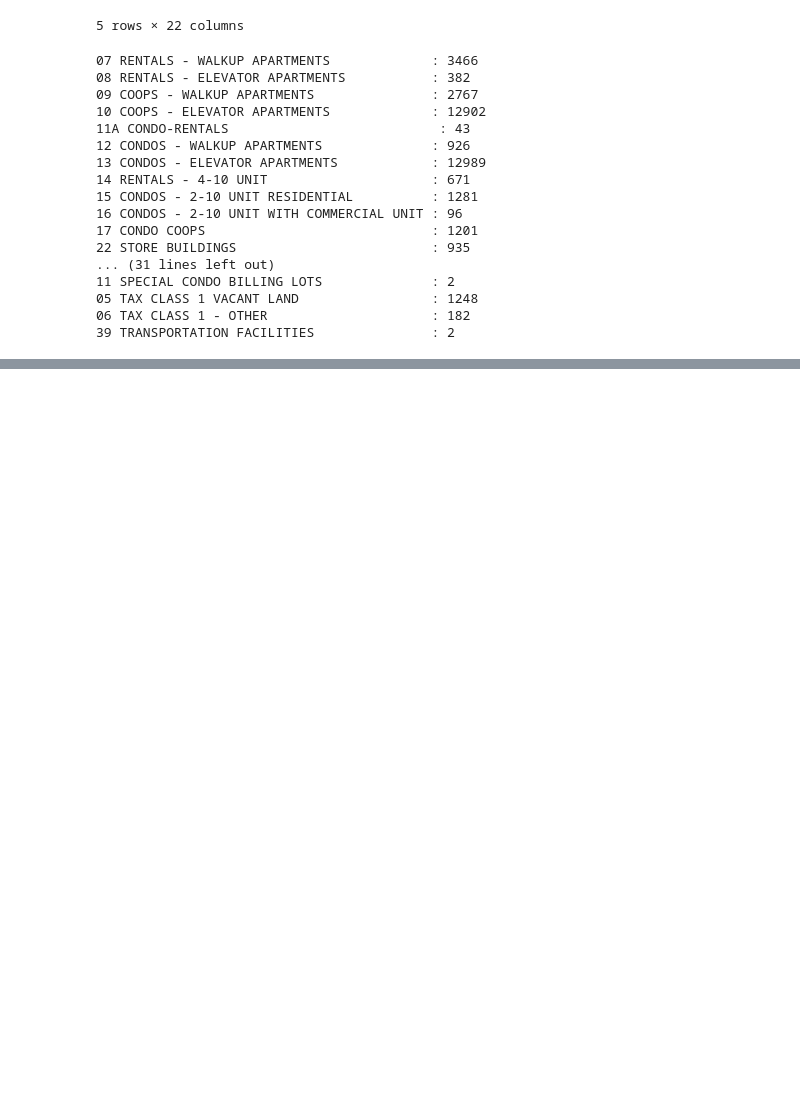
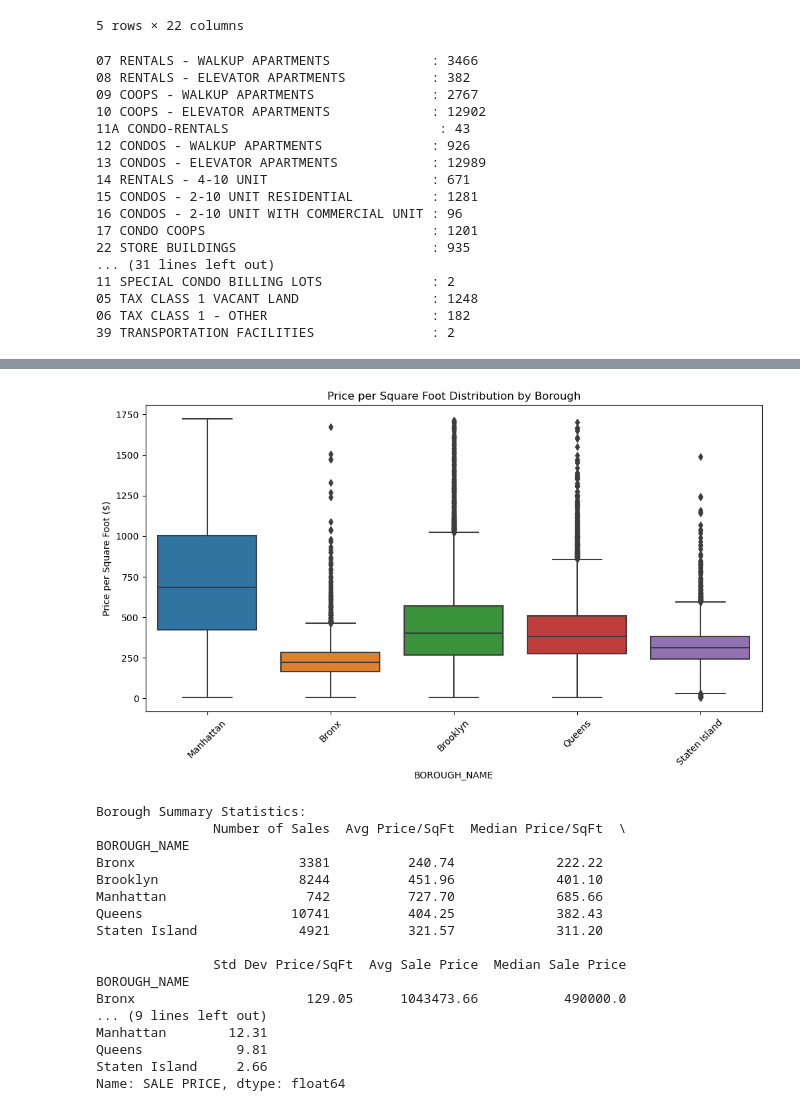
Before and after one commit to geoffgin/Real_Estate_Pricing, a Jupyter notebook: cleaning.ipynb, the cells around one changed output, grey strips where cells are left out. Saved outputs shown, nothing was run; the diff lists cells and outputs as text; code cells hidden in the pictures; blank space fills up the shorter version.

```diff
--- a/cleaning.ipynb
+++ b/cleaning.ipynb
@@ -82,0 +133,63 @@ print(commercial_df)
+# %%
+# Create borough mapping
+borough_mapping = {
+    1: 'Manhattan',
+    2: 'Bronx',
+    3: 'Brooklyn',
+    4: 'Queens',
+    5: 'Staten Island'
+}
+
+# Create a new column with borough names
+df_clean['BOROUGH_NAME'] = df_clean['BOROUGH'].map(borough_mapping)
+
+# Now let's create a more informative visualization
+plt.figure(figsize=(12, 6))
+sns.boxplot(x='BOROUGH_NAME', y='PRICE_PER_SQFT', data=df_clean)
+plt.title('Price per Square Foot Distribution by Borough')
+plt.xticks(rotation=45)
+plt.ylabel('Price per Square Foot ($)')
+plt.show()
+
+# Let's also create a summary table with formatted numbers
+borough_summary = df_clean.groupby('BOROUGH_NAME').agg({
+    'PRICE_PER_SQFT': ['count', 'mean', 'median', 'std'],
+    'SALE PRICE': ['mean', 'median']
+}).round(2)
+
+# Rename columns for clarity
+borough_summary.columns = [
+    'Number of Sales',
+    'Avg Price/SqFt',
+    'Median Price/SqFt',
+    'Std Dev Price/SqFt',
+    'Avg Sale Price',
+    'Median Sale Price'
+]
+
+print("\nBorough Summary Statistics:")
+print(borough_summary)
+
+# Let's also look at the total transaction value by borough
+total_value_by_borough = df_clean.groupby('BOROUGH_NAME')['SALE PRICE'].sum() / 1e9  # Convert to billions
+print("\nTotal Transaction Value by Borough (in billions):")
+print(total_value_by_borough.round(2))
+# %% [output]
+[figure, added]
+Borough Summary Statistics:
+               Number of Sales  Avg Price/SqFt  Median Price/SqFt  \
+BOROUGH_NAME
+Bronx                     3381          240.74             222.22
+Brooklyn                  8244          451.96             401.10
+Manhattan                  742          727.70             685.66
+Queens                   10741          404.25             382.43
+Staten Island             4921          321.57             311.20
+
+               Std Dev Price/SqFt  Avg Sale Price  Median Sale Price
+BOROUGH_NAME
+Bronx                      129.05      1043473.66           490000.0
+... (9 lines left out)
+Manhattan        12.31
+Queens            9.81
+Staten Island     2.66
+Name: SALE PRICE, dtype: float64
```
Also changed, not shown: parts of 11 cells of this notebook.
